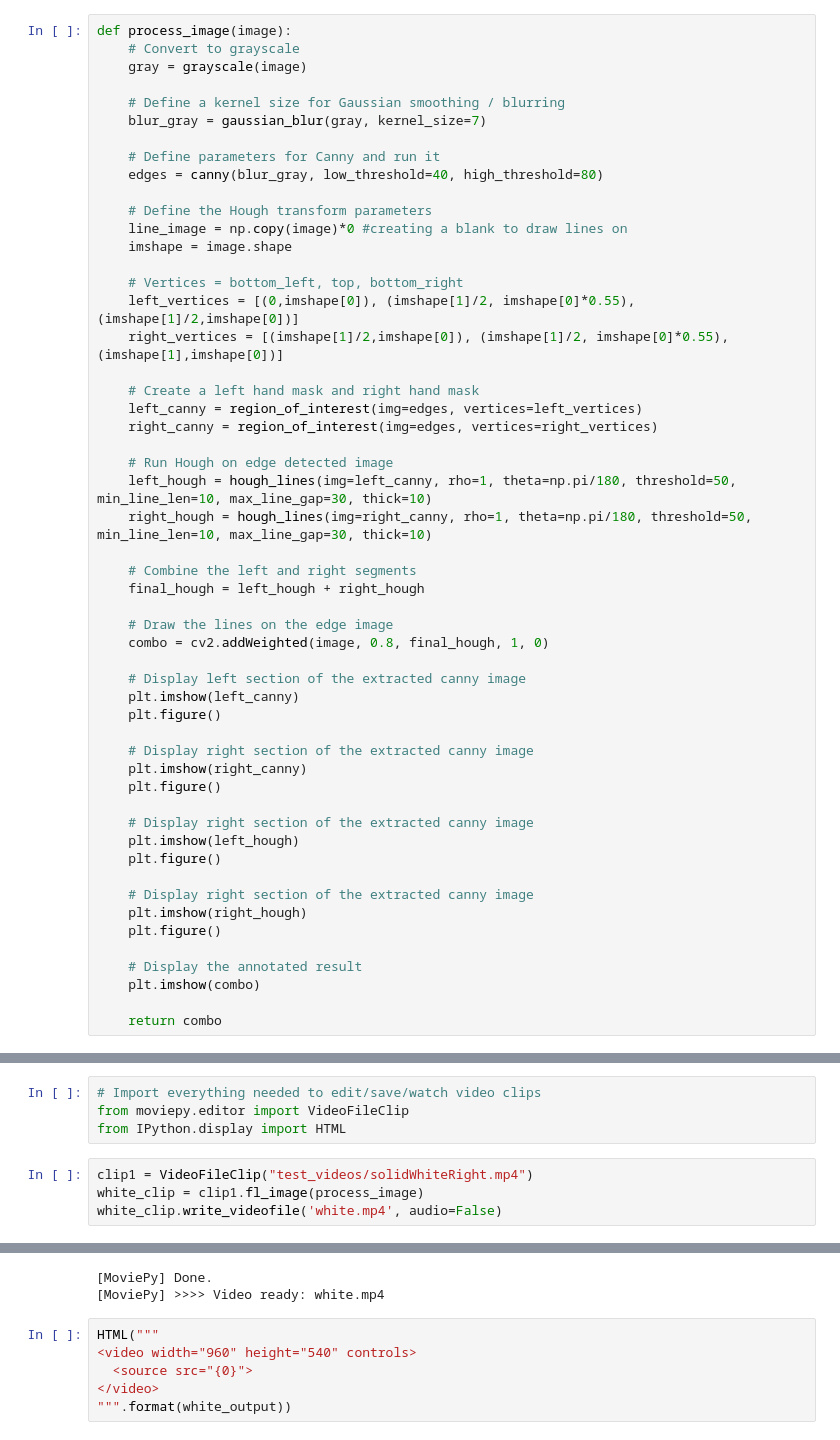
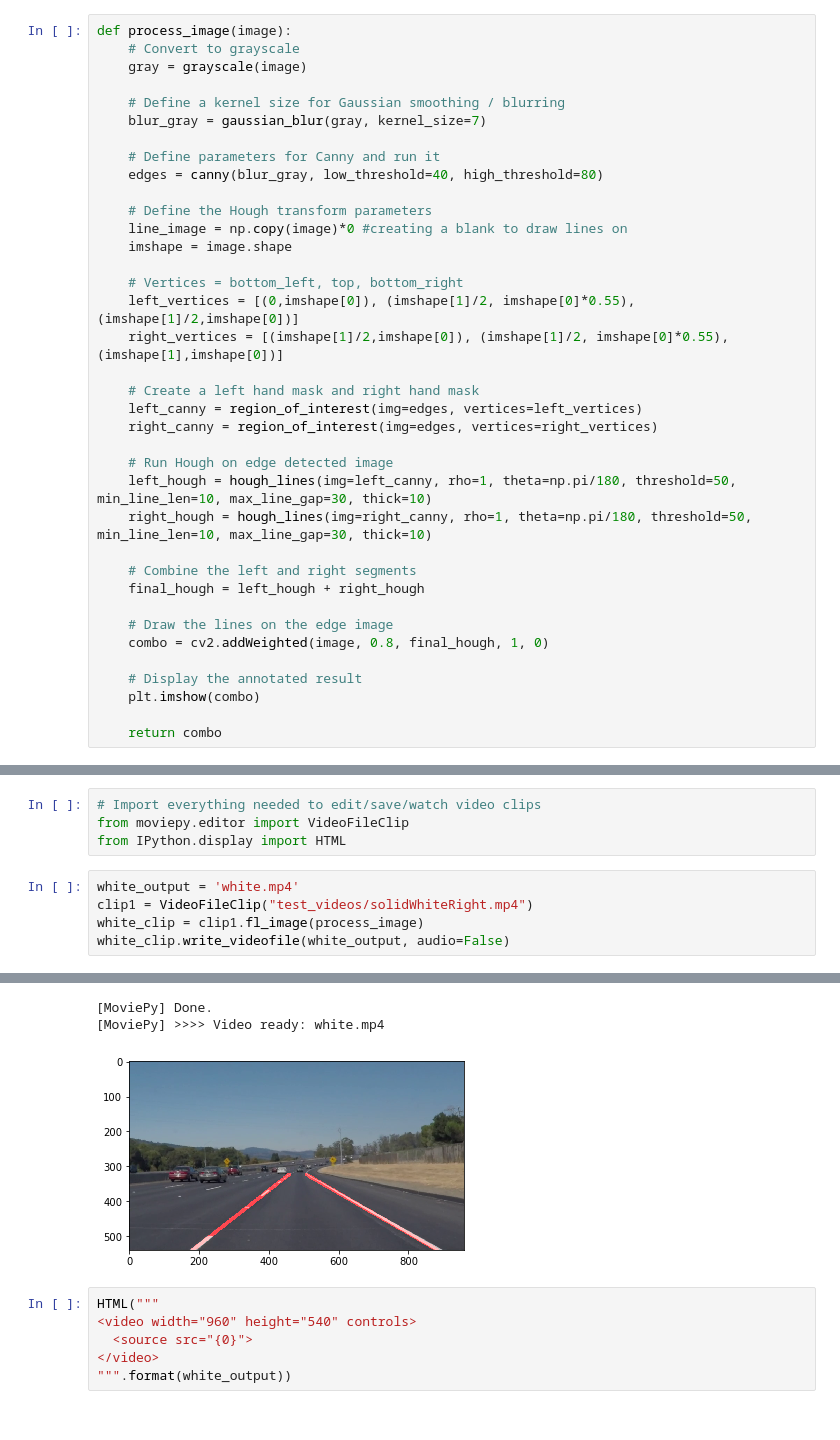
Before and after one commit to WhiteKebabs/Udacity-Self-Driving-Car, a Jupyter notebook: Lane_Finding.ipynb, the cells around one changed output, grey strips where cells are left out. Cells and saved outputs as stored; diff of their text form.

```diff
--- a/Lane_Finding.ipynb
+++ b/Lane_Finding.ipynb
@@ -116,22 +117,6 @@ def process_image(image):
     # Draw the lines on the edge image
     combo = cv2.addWeighted(image, 0.8, final_hough, 1, 0)
 
-    # Display left section of the extracted canny image
-    plt.imshow(left_canny)
-    plt.figure()
-
-    # Display right section of the extracted canny image
-    plt.imshow(right_canny)
-    plt.figure()
-
-    # Display right section of the extracted canny image
-    plt.imshow(left_hough)
-    plt.figure()
-
-    # Display right section of the extracted canny image
-    plt.imshow(right_hough)
-    plt.figure()
-
     # Display the annotated result
     plt.imshow(combo)
 
@@ -151,14 +136,16 @@ plt.imshow(annotated)
 from moviepy.editor import VideoFileClip
 from IPython.display import HTML
 # %%
+white_output = 'white.mp4'
 clip1 = VideoFileClip("test_videos/solidWhiteRight.mp4")
 white_clip = clip1.fl_image(process_image)
-white_clip.write_videofile('white.mp4', audio=False)
+white_clip.write_videofile(white_output, audio=False)
 # %% [output]
 [MoviePy] >>>> Building video white.mp4
 [MoviePy] Writing video white.mp4
 [MoviePy] Done.
 [MoviePy] >>>> Video ready: white.mp4
+[figure, added]
 # %%
 HTML("""
 <video width="960" height="540" controls>
```
Also changed, not shown: parts of 3 cells of this notebook, 1 other file.
